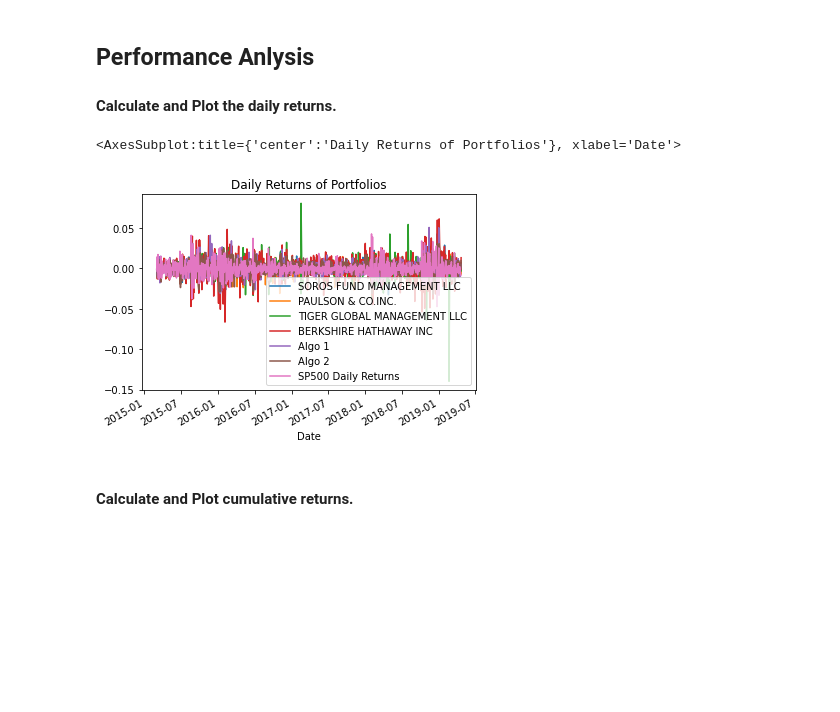
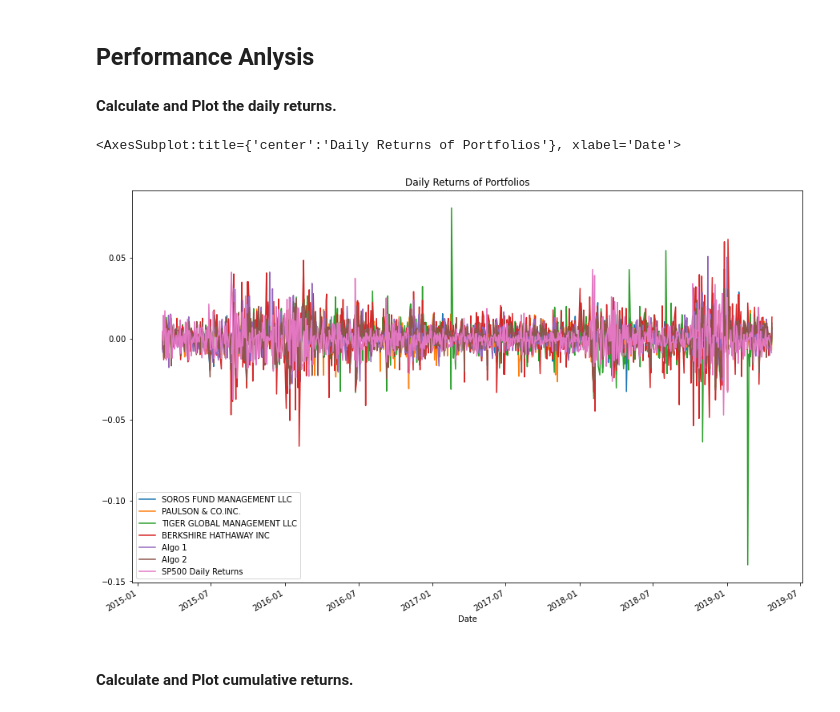
Before and after one commit to Mun-Min/Pandas_Portfolio_Analysis, a Jupyter notebook: main.ipynb, the cells around one changed output. Saved outputs shown, nothing was run; the diff lists cells and outputs as text; code cells hidden in the pictures; blank space fills up the shorter version.

```diff
--- a/main.ipynb
+++ b/main.ipynb
@@ -207,10 +206,10 @@ In this section, you will calculate and visualize performance and risk metrics f
 #### Calculate and Plot the daily returns.
 # %%
 # Plot daily returns of all portfolios
-joined_data_cols.plot(title = 'Daily Returns of Portfolios')
+joined_data_cols.plot(title = 'Daily Returns of Portfolios', figsize = (15,10))
 # %% [output]
 <AxesSubplot:title={'center':'Daily Returns of Portfolios'}, xlabel='Date'>
-[figure, old version]
+[figure, new version]
 # %% [markdown]
 #### Calculate and Plot cumulative returns.
 # %%
```
Also changed, not shown: parts of 4 cells of this notebook.
